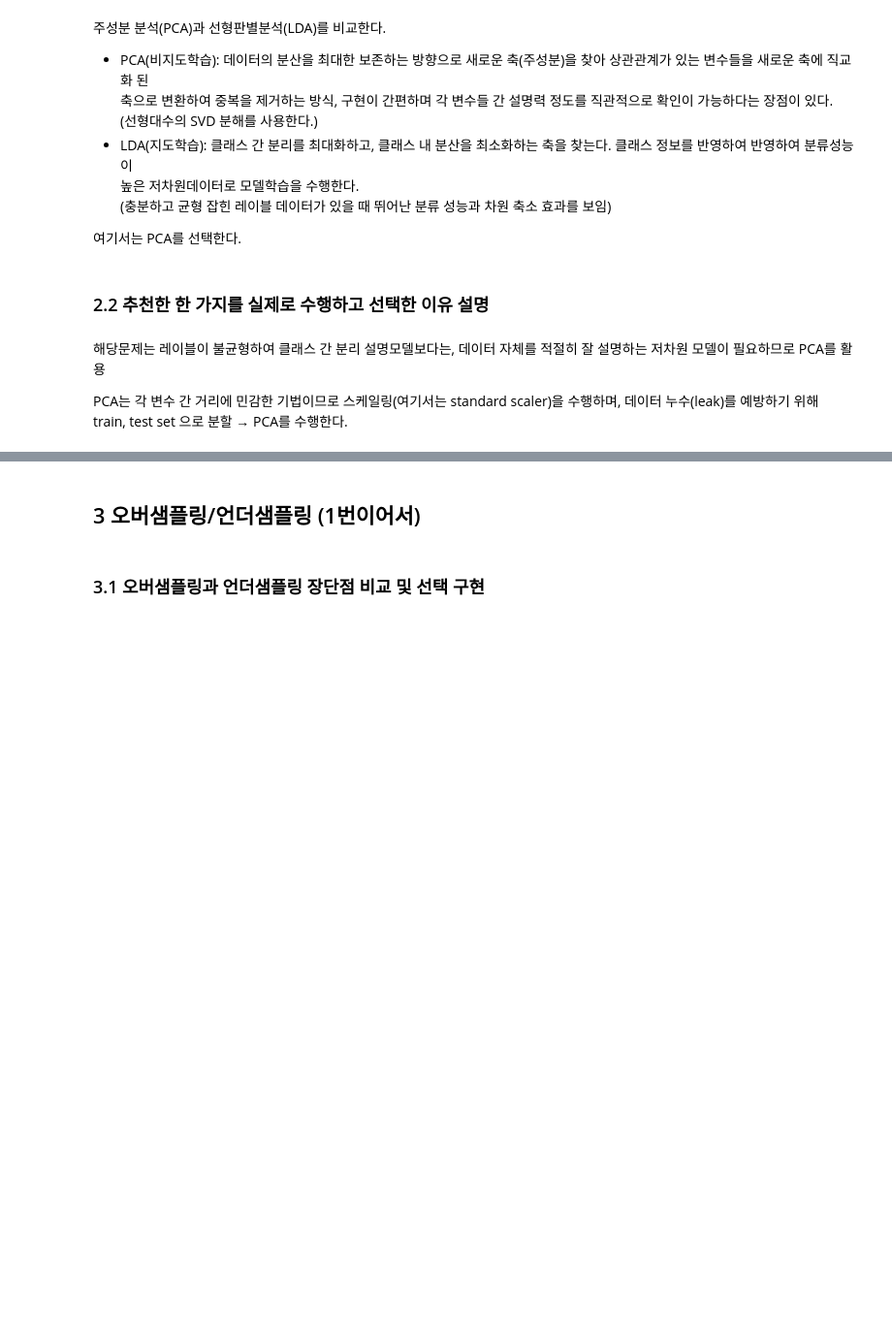
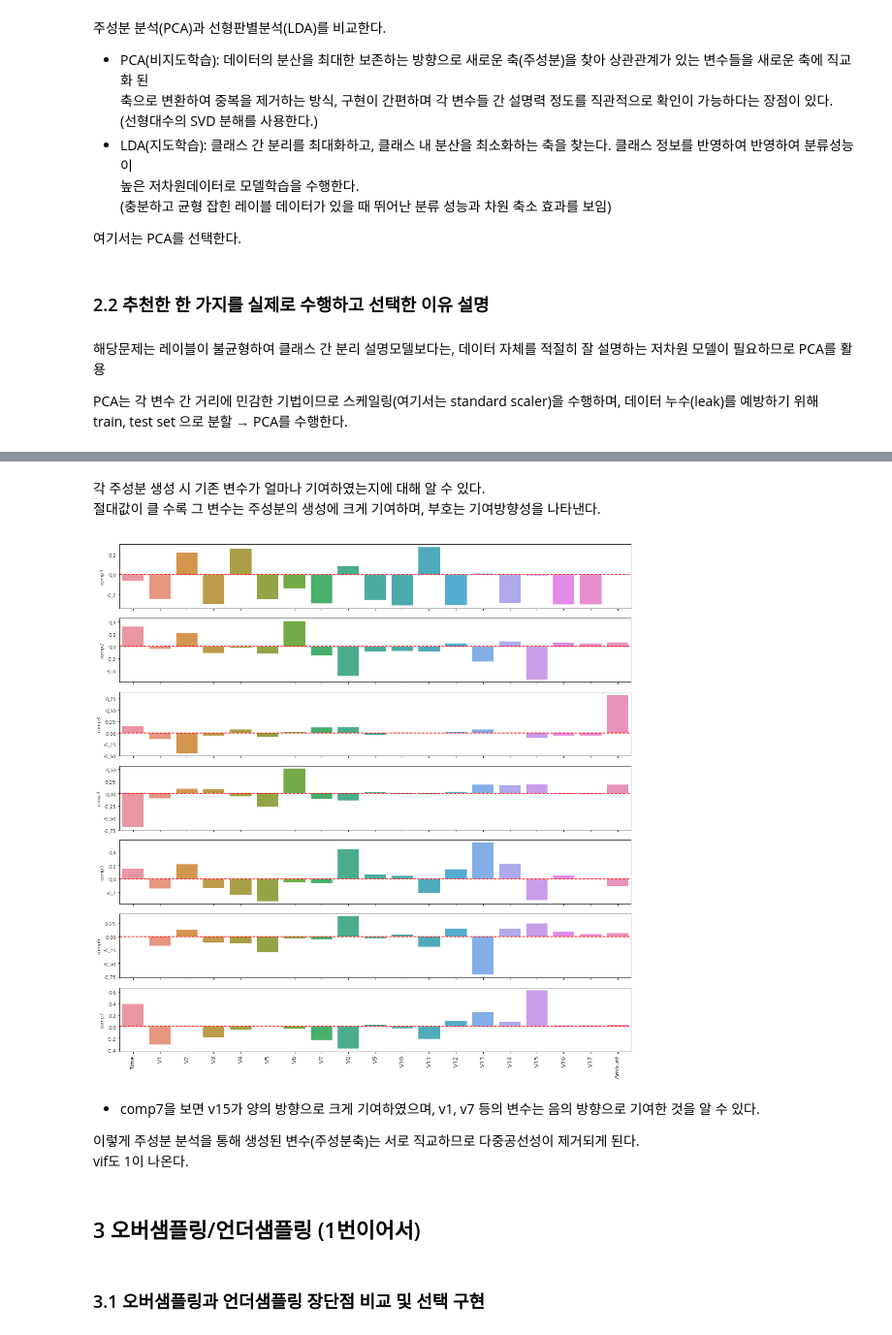
Before and after one commit to qiwerr1004/ADP_go, a Jupyter notebook: 27/27회_문제.ipynb, the cells around one changed output, grey strips where cells are left out. Shown: that part at 97% size. Drawn from its saved outputs; the diff is of its cells as text; code cells hidden in the pictures; blank space fills up the shorter version.

```diff
--- a/27/27회_문제.ipynb
+++ b/27/27회_문제.ipynb
@@ -217,0 +257,7 @@ train, test set 으로 분할 → PCA를 수행한다.
+# %%
+# 고유벡터 요약
+e_vector = pd.DataFrame(pca.components_,
+                       index=['comp'+str(i) for i in range(1, rs.shape[0]+1)],
+                       columns=X.columns)
+
+e_vector
@@ -217,0 +273,23 @@ train, test set 으로 분할 → PCA를 수행한다.
+# %% [markdown]
+각 주성분 생성 시 기존 변수가 얼마나 기여하였는지에 대해 알 수 있다.
+절대값이 클 수록 그 변수는 주성분의 생성에 크게 기여하며, 부호는 기여방향성을 나타낸다.
+# %%
+#시각화
+fig, axes = plt.subplots(rs.shape[0], 1, figsize=(15, 15))
+
+for idx, ax in zip(e_vector.index, axes):
+    sns.barplot(x=e_vector.columns, y=e_vector.loc[idx], ax=ax)
+    ax.axhline(y=0, color='r', ls='--')
+    if idx != 'comp7':
+        ax.set_xticklabels([])
+    else:
+        ax.set_xticklabels(list(e_vector.columns), rotation=90, fontsize=12)
+plt.tight_layout()
+plt.show()
+# %% [output]
+[figure, added]
+# %% [markdown]
+- comp7을 보면 v15가 양의 방향으로 크게 기여하였으며, v1, v7 등의 변수는 음의 방향으로 기여한 것을 알 수 있다.
+
+이렇게 주성분 분석을 통해 생성된 변수(주성분축)는 서로 직교하므로 다중공선성이 제거되게 된다.
+vif도 1이 나온다.
```
Also changed, not shown: parts of 7 cells of this notebook.
